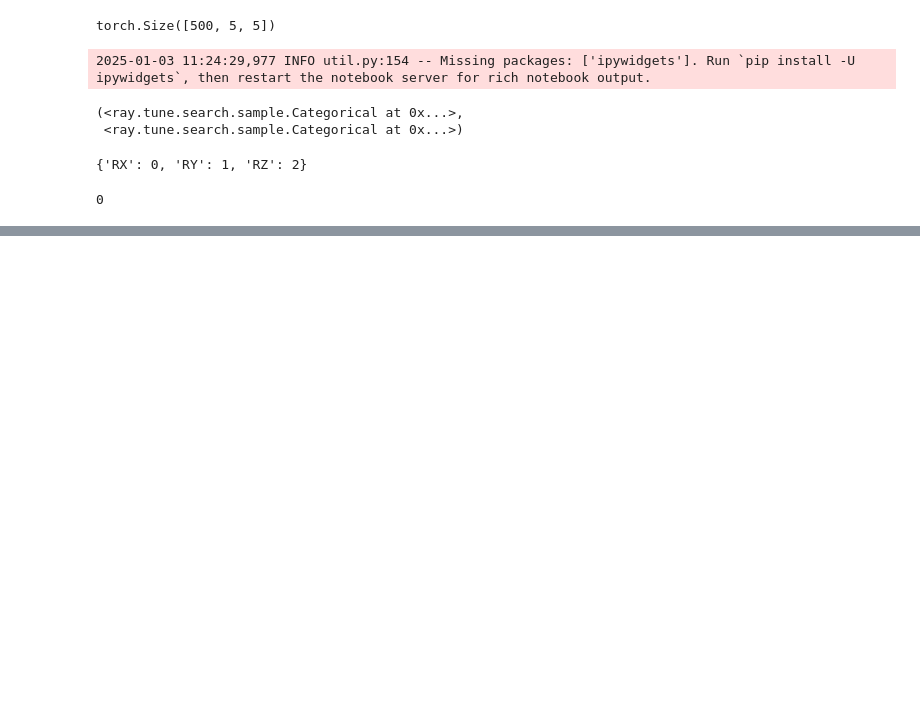
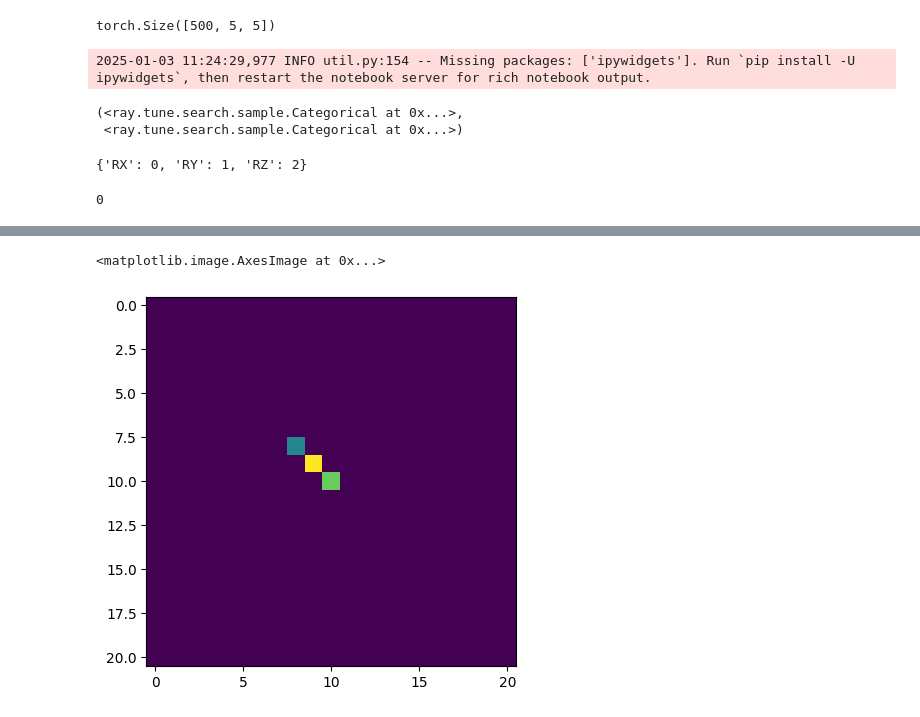
Before and after one commit to marcinjastrzebski8/Geometric_learning, a Jupyter notebook: scrapbooks_and_miscellaneous_experiments/scrapbook.ipynb, the cells around one changed output, grey strips where cells are left out. Saved outputs shown, nothing was run; the diff lists cells and outputs as text; code cells hidden in the pictures; blank space fills up the shorter version.

```diff
--- a/scrapbooks_and_miscellaneous_experiments/scrapbook.ipynb
+++ b/scrapbooks_and_miscellaneous_experiments/scrapbook.ipynb
@@ -1311,0 +1599,5 @@ some_dict['RX']
+# %%
+plt.imshow(data[0][0][0])
+# %% [output]
+<matplotlib.image.AxesImage at 0x...>
+[figure, added]
```
Also changed, not shown: parts of 20 cells of this notebook.
